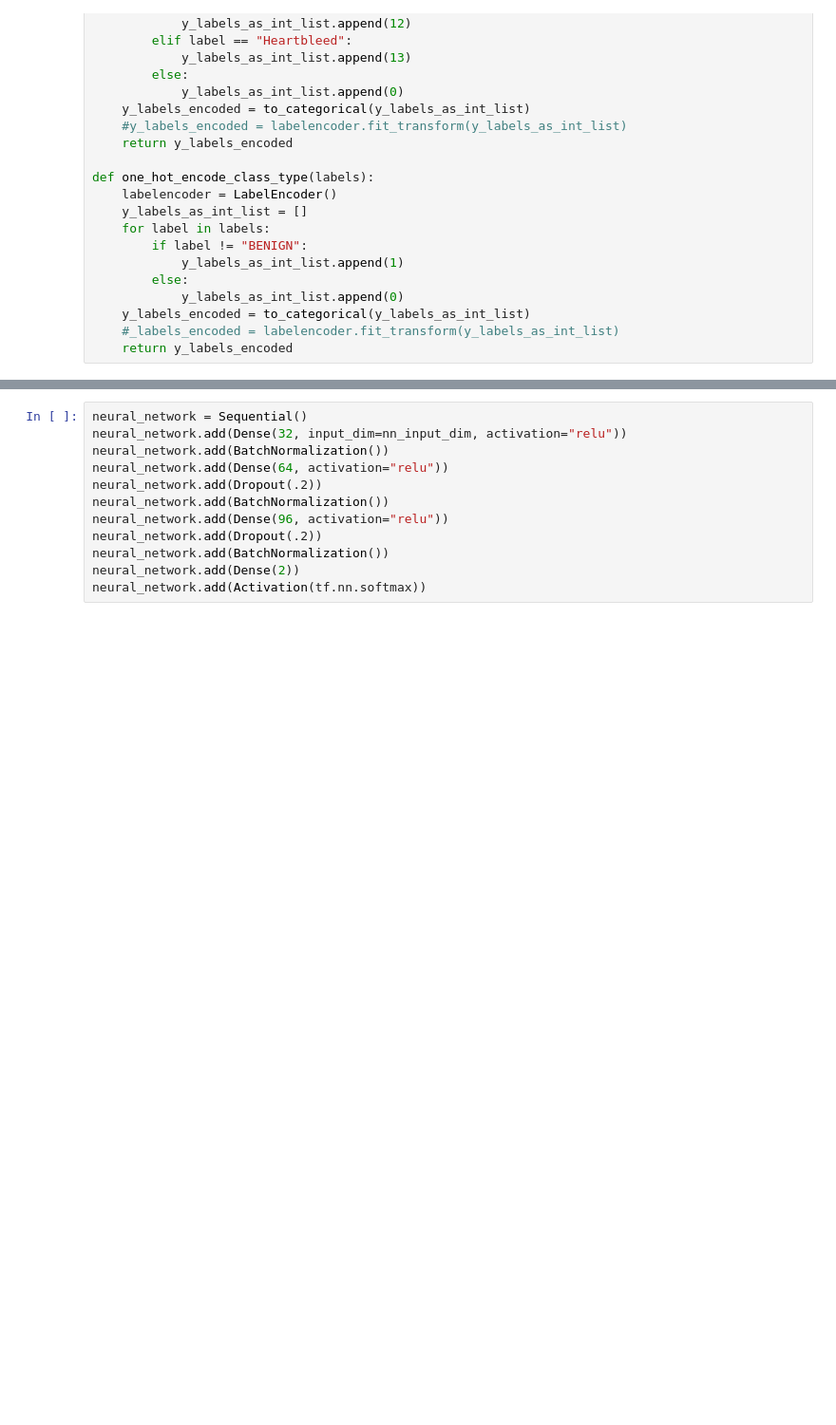
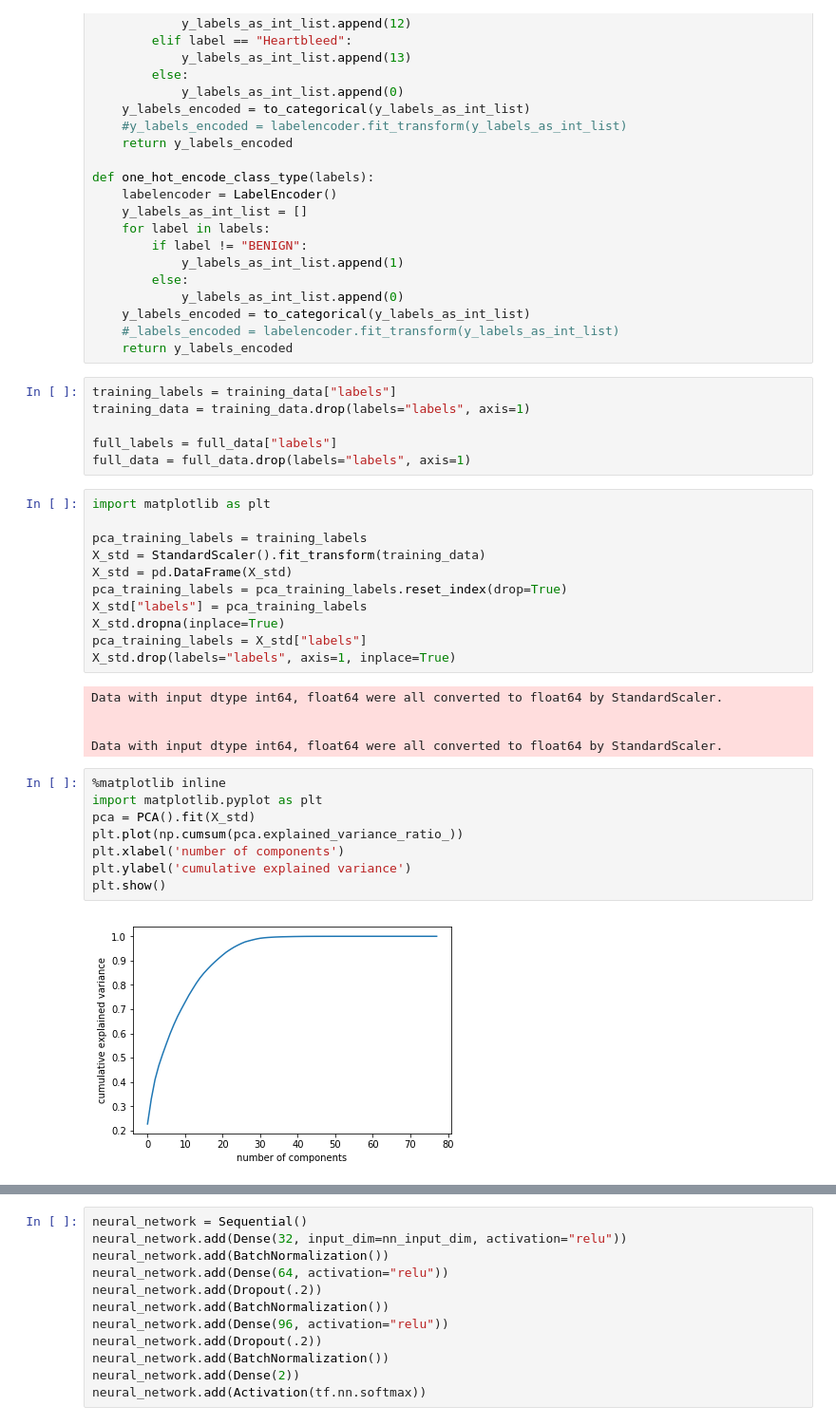
Before and after one commit to alekzandr/hunter, a Jupyter notebook: Neural_Network_CIC_2017.ipynb, the cells around one changed output, grey strips where cells are left out. Shown at 95% size. Cells and saved outputs as stored; diff of their text form; blank space fills up the shorter version.

```diff
--- a/Neural_Network_CIC_2017.ipynb
+++ b/Neural_Network_CIC_2017.ipynb
@@ -73,3 +77,35 @@ def one_hot_encode_class_type(labels):
     y_labels_encoded = to_categorical(y_labels_as_int_list)
     #_labels_encoded = labelencoder.fit_transform(y_labels_as_int_list)
     return y_labels_encoded
+# %%
+training_labels = training_data["labels"]
+training_data = training_data.drop(labels="labels", axis=1)
+
+full_labels = full_data["labels"]
+full_data = full_data.drop(labels="labels", axis=1)
+# %%
+import matplotlib as plt
+
+pca_training_labels = training_labels
+X_std = StandardScaler().fit_transform(training_data)
+X_std = pd.DataFrame(X_std)
+pca_training_labels = pca_training_labels.reset_index(drop=True)
+X_std["labels"] = pca_training_labels
+X_std.dropna(inplace=True)
+pca_training_labels = X_std["labels"]
+X_std.drop(labels="labels", axis=1, inplace=True)
+# %% [output]
+Data with input dtype int64, float64 were all converted to float64 by StandardScaler.
+
+
+Data with input dtype int64, float64 were all converted to float64 by StandardScaler.
+# %%
+%matplotlib inline
+import matplotlib.pyplot as plt
+pca = PCA().fit(X_std)
+plt.plot(np.cumsum(pca.explained_variance_ratio_))
+plt.xlabel('number of components')
+plt.ylabel('cumulative explained variance')
+plt.show()
+# %% [output]
+[figure, added]
```
Also changed, not shown: parts of 27 cells of this notebook, 1 other file.
